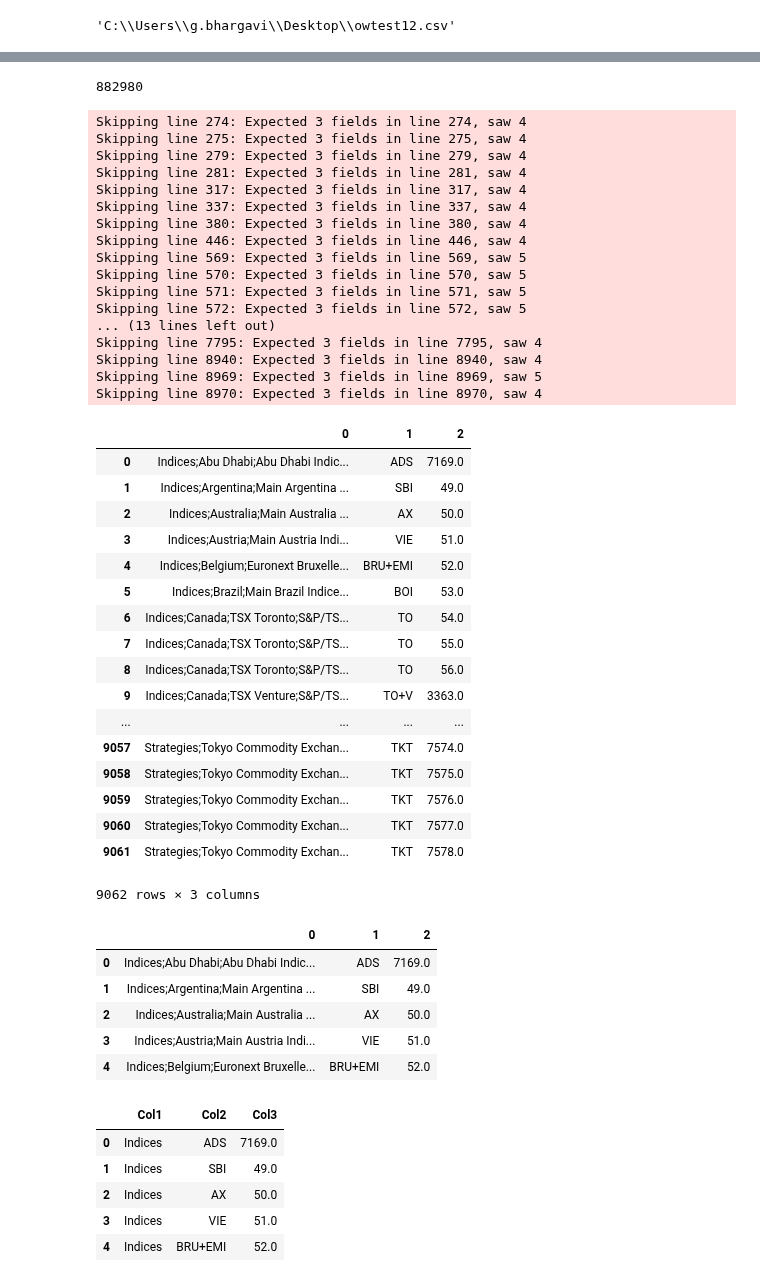
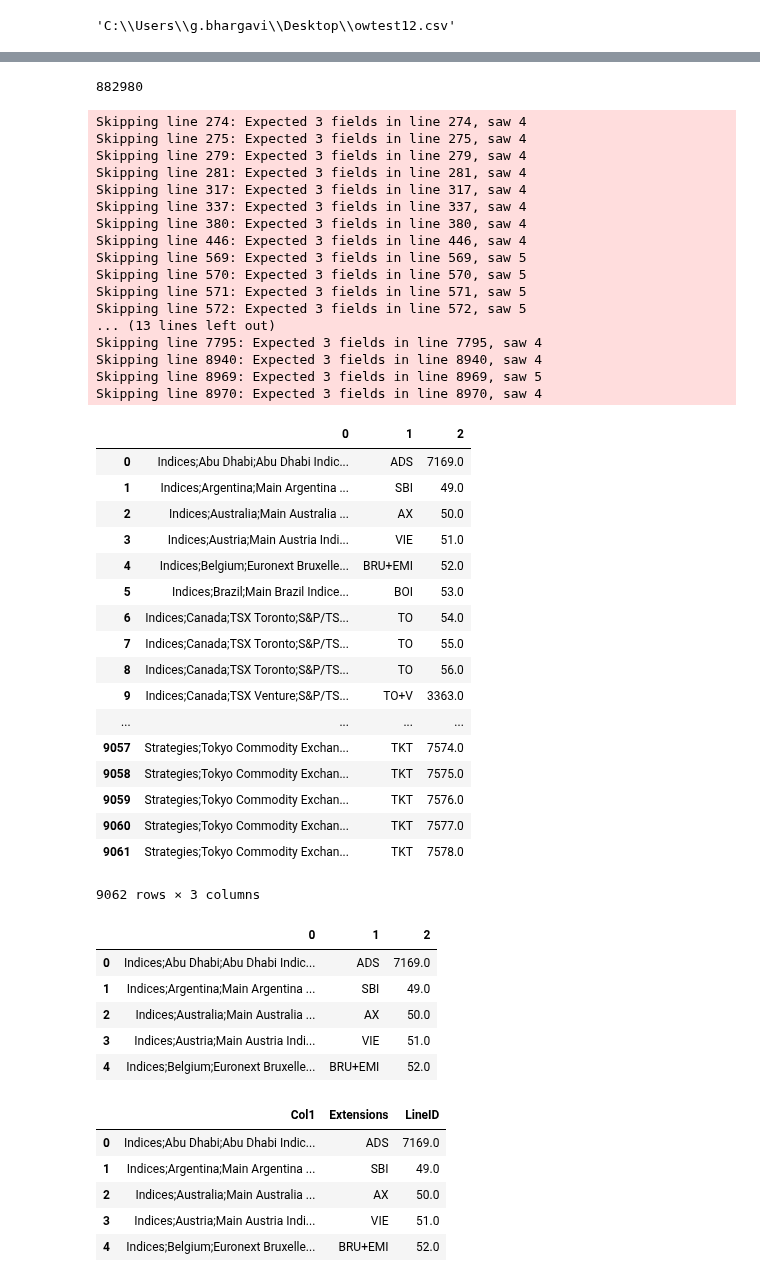
Before and after one commit to raybg/ListBrowser, a Jupyter notebook: 14012020.ipynb, the cells around one changed output, grey strips where cells are left out. Drawn from its saved outputs; the diff is of its cells as text; code cells hidden in the pictures.

```diff
--- a/14012020.ipynb
+++ b/14012020.ipynb
@@ -39,27 +40,13 @@ finally:
     df.head()
 
 L = pd.DataFrame(df)
-
-L.rename(columns={0:'Col1',1:'Col2',2:'Col3'}, inplace=True)
+L.rename(columns={0:'Col1',1:'Extensions',2:'LineID'}, inplace=True)
+L.head()
+#col_list = ['Col1','Col2','Col3','Col4','Col5','Col6','Col7','Request','Extensions','LineID','Flag','ListOrder','LastUpdate']
 
 
-
-#col_list = ['Col1','Col2','Col3','Col4','Col5','Col6','Col7','Request','Extensions','LineID','Flag','ListOrder','LastUpdate']
-
-#L['Col2'] = np.nan
-#L['Col3'] = np.nan
-#L['Col4'] = np.nan
-#L['Col5'] = np.nan
-#L['Col6'] = np.nan
-#L['Col7'] = np.nan
-#L['Request'] = np.nan
-#L['Flag'] = 'Global'
-#L['ListOrder'] = np.nan
-#L['LastUpdate'] = np.nan
-
-L['Col1'] = L['Col1'].str.split(';', expand=True)
-
-L.head()
+#for col in L.columns:
+    #print(col)
 # %% [output]
 882980
 'C:\\Users\\g.bhargavi\\Desktop\\owtest12.csv'
@@ -80,36 +67,36 @@ Skipping line 571: Expected 3 fields in line 571, saw 5
 Skipping line 572: Expected 3 fields in line 572, saw 5
 ... (13 lines left out)
 Skipping line 7795: Expected 3 fields in line 7795, saw 4
 Skipping line 8940: Expected 3 fields in line 8940, saw 4
 Skipping line 8969: Expected 3 fields in line 8969, saw 5
 Skipping line 8970: Expected 3 fields in line 8970, saw 4
 |  | 0 | 1 | 2 |
 | 0 | Indices;Abu Dhabi;Abu Dhabi Indic... | ADS | 7169.0 |
 | 1 | Indices;Argentina;Main Argentina ... | SBI | 49.0 |
 | 2 | Indices;Australia;Main Australia ... | AX | 50.0 |
 | 3 | Indices;Austria;Main Austria Indi... | VIE | 51.0 |
 | 4 | Indices;Belgium;Euronext Bruxelle... | BRU+EMI | 52.0 |
 | 5 | Indices;Brazil;Main Brazil Indice... | BOI | 53.0 |
 | 6 | Indices;Canada;TSX Toronto;S&P/TS... | TO | 54.0 |
 | 7 | Indices;Canada;TSX Toronto;S&P/TS... | TO | 55.0 |
 | 8 | Indices;Canada;TSX Toronto;S&P/TS... | TO | 56.0 |
 | 9 | Indices;Canada;TSX Venture;S&P/TS... | TO+V | 3363.0 |
 | ... | ... | ... | ... |
 | 9057 | Strategies;Tokyo Commodity Exchan... | TKT | 7574.0 |
 | 9058 | Strategies;Tokyo Commodity Exchan... | TKT | 7575.0 |
 | 9059 | Strategies;Tokyo Commodity Exchan... | TKT | 7576.0 |
 | 9060 | Strategies;Tokyo Commodity Exchan... | TKT | 7577.0 |
 | 9061 | Strategies;Tokyo Commodity Exchan... | TKT | 7578.0 |
 9062 rows × 3 columns
 |  | 0 | 1 | 2 |
 | 0 | Indices;Abu Dhabi;Abu Dhabi Indic... | ADS | 7169.0 |
 | 1 | Indices;Argentina;Main Argentina ... | SBI | 49.0 |
 | 2 | Indices;Australia;Main Australia ... | AX | 50.0 |
 | 3 | Indices;Austria;Main Austria Indi... | VIE | 51.0 |
 | 4 | Indices;Belgium;Euronext Bruxelle... | BRU+EMI | 52.0 |
-|  | Col1 | Col2 | Col3 |
-| 0 | Indices | ADS | 7169.0 |
-| 1 | Indices | SBI | 49.0 |
-| 2 | Indices | AX | 50.0 |
-| 3 | Indices | VIE | 51.0 |
-| 4 | Indices | BRU+EMI | 52.0 |
+|  | Col1 | Extensions | LineID |
+| 0 | Indices;Abu Dhabi;Abu Dhabi Indic... | ADS | 7169.0 |
+| 1 | Indices;Argentina;Main Argentina ... | SBI | 49.0 |
+| 2 | Indices;Australia;Main Australia ... | AX | 50.0 |
+| 3 | Indices;Austria;Main Austria Indi... | VIE | 51.0 |
+| 4 | Indices;Belgium;Euronext Bruxelle... | BRU+EMI | 52.0 |
```
Also changed, not shown: parts of 5 cells of this notebook.
